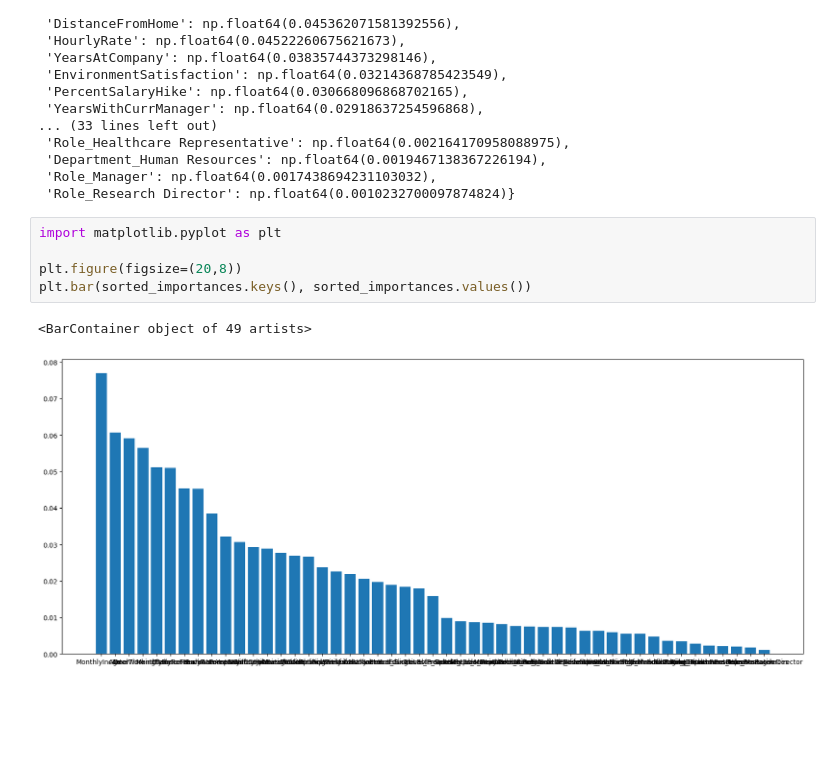
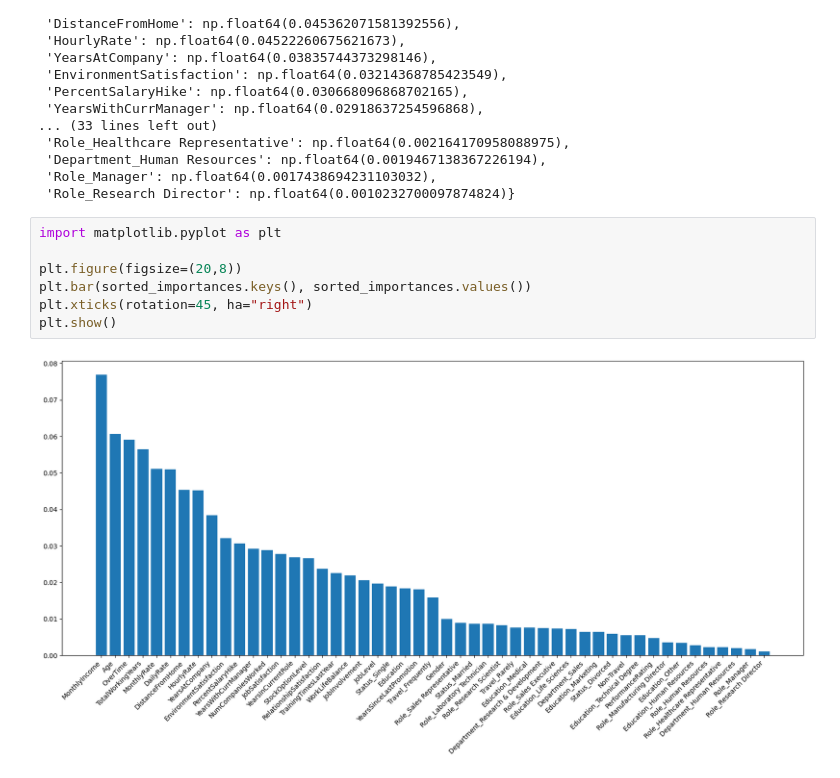
Before and after one commit to BarraHarrison/Employee-Attrition, a Jupyter notebook: employee_attrition.ipynb, the cells around one changed output. Drawn from its saved outputs; the diff is of its cells as text; blank space fills up the shorter version.

```diff
--- a/employee_attrition.ipynb
+++ b/employee_attrition.ipynb
@@ -171,8 +171,9 @@ sorted_importances
 # %%
 import matplotlib.pyplot as plt
 
 plt.figure(figsize=(20,8))
 plt.bar(sorted_importances.keys(), sorted_importances.values())
+plt.xticks(rotation=45, ha="right")
+plt.show()
 # %% [output]
-<BarContainer object of 49 artists>
-[figure, old version]
+[figure, new version]
```
